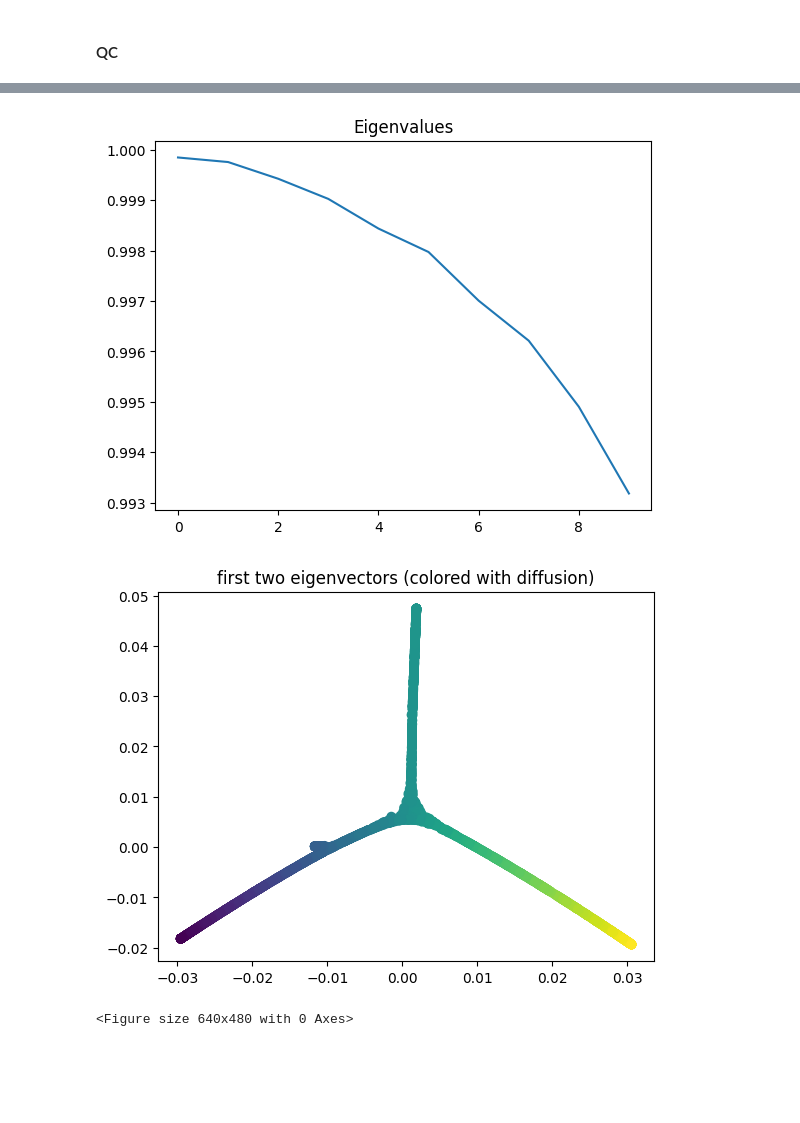
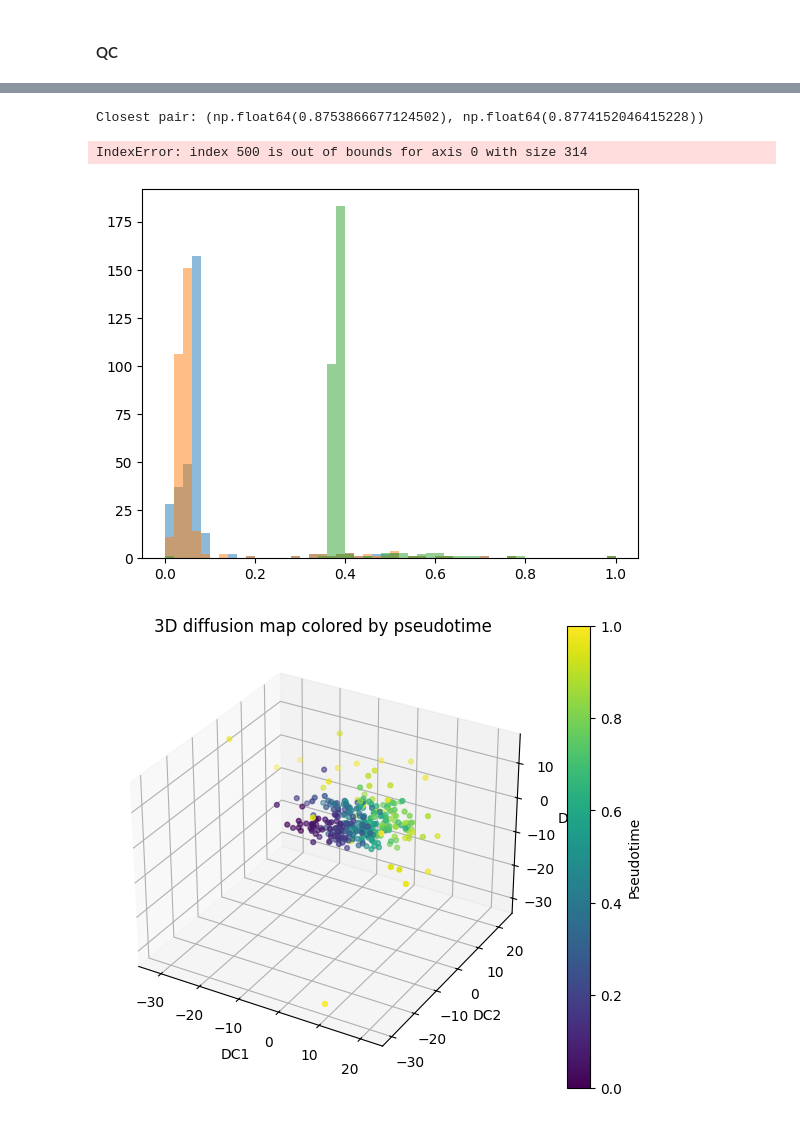
Before and after one commit to winch-jm/cell-cycle-ti, a Jupyter notebook: notebooks/DiffusionMapsDemo.ipynb, the cells around one changed output, grey strips where cells are left out. Cells and saved outputs as stored; diff of their text form; code cells hidden in the pictures; blank space fills up the shorter version.

Commit message:
pseudotime/preprocessing

```diff
--- a/notebooks/DiffusionMapsDemo.ipynb
+++ b/notebooks/DiffusionMapsDemo.ipynb
@@ -63,7 +305,8 @@ X,_,_ = make_tree(seed=None)
 from sklearn.neighbors import NearestNeighbors
 
 # we can do this from scratch
-k = 20
+X = adata.obsm['X_pca']
+k = 30
 nbrs = NearestNeighbors(n_neighbors=k).fit(X)
 distances, indices = nbrs.kneighbors(X)
 # %% [markdown]
@@ -155,0 +423,5 @@ emb, lambdas, psis = diffusion_map_from_Ktilde(K_tilde,) # diffusion compoents,
+# %%
+adata.obs['dpt'] = dpt
+from scipy.stats import rankdata
+dpt_rank = (rankdata(dpt) - 1) / (len(dpt) - 1)
+adata.obs['dpt_rank'] = dpt_rank
@@ -156,39 +445,69 @@ emb, lambdas, psis = diffusion_map_from_Ktilde(K_tilde,) # diffusion compoents,
+# %%
+arr = lambdas.copy()
+# 1. Sort the array
+sorted_arr = np.sort(arr)
+# 2. Find differences between adjacent elements
+diffs = np.diff(sorted_arr)
+# 3. Find index of the smallest difference
+min_idx = np.argmin(diffs)
+# 4. The closest pair is:
+closest_pair = (sorted_arr[min_idx], sorted_arr[min_idx + 1])
+print(f"Closest pair: {closest_pair}") # Output: (2, 5)
+# %% [output]
+Closest pair: (np.float64(0.8753866677124502), np.float64(0.8774152046415228))
+# %%
+for root in [0, 100, 300, 500]:
+    dpt = diffusion_pseudotime(psis, lambdas, root=root)
+    dpt = (dpt - dpt.min()) / (dpt.max() - dpt.min())
+    plt.hist(dpt, bins=50, alpha=0.5, label=f"root={root}")
+plt.legend()
+plt.show()
+# %% [output]
+IndexError: index 500 is out of bounds for axis 0 with size 314
+[figure, added]
 # %%
 import matplotlib.pyplot as plt
-plt.plot(lambdas)
-plt.title('Eigenvalues')
-plt.figure()
-df = pd.DataFrame(data=np.concatenate([X,emb],axis=1),columns=['x','y']+[f"diff_{i+1}" for i in range(len(emb[0]))])
+from mpl_toolkits.mplot3d import Axes3D
 
-plt.scatter(psis[:,0],psis[:,1],c=df['diff_1'])
-plt.title('first two eigenvectors (colored with diffusion)')
-plt.figure()
+fig = plt.figure(figsize=(7,6))
+ax = fig.add_subplot(111, projection='3d')
 
+sc = ax.scatter(
+    X[:, 0], X[:, 1], X[:, 2],
+    c=dpt_rank,
+    s=12
+)
+
+ax.set_xlabel("DC1")
+ax.set_ylabel("DC2")
+ax.set_zlabel("DC3")
+ax.set_title("3D diffusion map colored by pseudotime")
+fig.colorbar(sc, ax=ax, label="Pseudotime")
+
+plt.show()
 # # 3D Plot
 # import seaborn as sns
 # import matplotlib.pyplot as plt
 # from mpl_toolkits.mplot3d import Axes3D
 # df[['diff_1','diff_2']] = emb[:,[0,1]]
 # fig = plt.figure(figsize=(6,6),dpi=150)
 # ax = Axes3D(fig, auto_add_to_figure=False)
 # fig.add_axes(ax)
 
 # sc = ax.scatter(df['x'],df['y'],df['z'],c=df['diff_1'])
 # ax.set_title("First Diffusion Component on Swiss Roll")
 # fig.tight_layout()
 
 # 2D plot
-import seaborn as sns
-import matplotlib.pyplot as plt
+# import seaborn as sns
+# import matplotlib.pyplot as plt
 
-fig, ax= plt.subplots(figsize=(6,6),dpi=150)
-# ax = Axes3D(fig, auto_add_to_figure=False)
-# fig.add_axes(ax)
+# fig, ax= plt.subplots(figsize=(6,6),dpi=150)
+# # ax = Axes3D(fig, auto_add_to_figure=False)
+# # fig.add_axes(ax)
 
-sc = ax.scatter(df['x'],df['y'],c=df['diff_1'])
-ax.set_title("First Diffusion Component on Branch")
-fig.tight_layout()
+# sc = ax.scatter(df['x'],df['y'],c=df['diff_1'])
+# ax.set_title("First Diffusion Component on Branch")
+# fig.tight_layout()
 # %% [output]
-[figure, old version]
+[figure, new version]
-[figure, removed]
-<Figure size 640x480 with 0 Axes>
```
Also changed, not shown: parts of 12 cells of this notebook, 1 other file.
